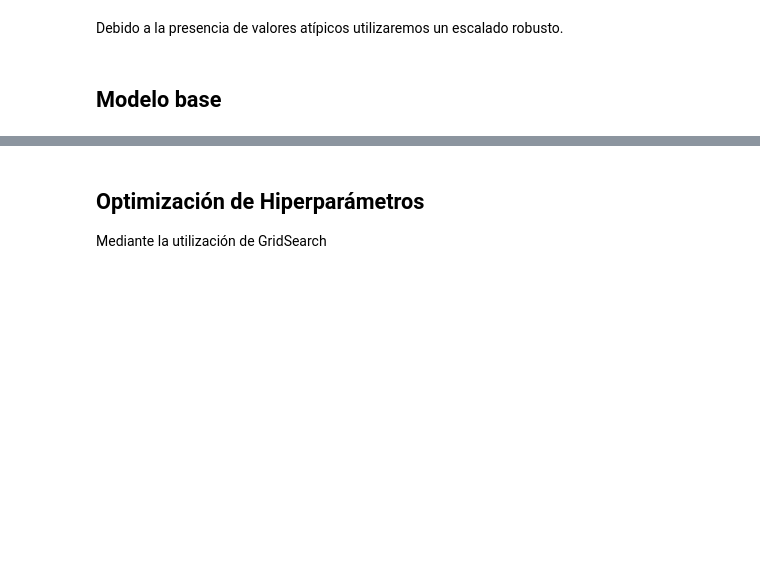
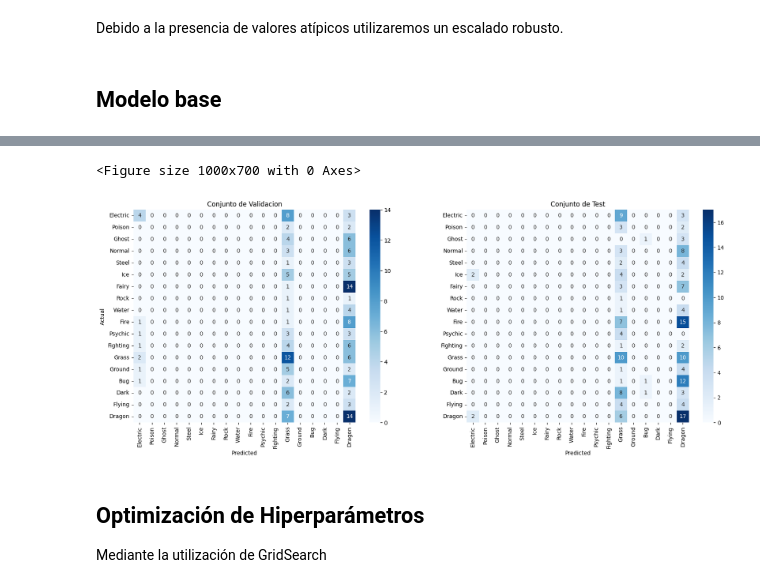
Before and after one commit to franciscoryb1/MINERIA-TUIA-Gauto-RodriguezYBarros, a Jupyter notebook: tp2.ipynb, the cells around one changed output, grey strips where cells are left out. Drawn from its saved outputs; the diff is of its cells as text; code cells hidden in the pictures; blank space fills up the shorter version.

```diff
--- a/tp2.ipynb
+++ b/tp2.ipynb
@@ -664,3 +701,27 @@ Accuracy Test:  0.1452513966480447
+# %%
+confusionMatrixVal = confusion_matrix(y_val,predictionsVal)
+confusionMatrixTest = confusion_matrix(y_test, predictionsTest)
+# %%
+plt.figure(figsize=(10, 7))
+fig, ax = plt.subplots(1,2,figsize=(20, 7))
+
+sns.heatmap(confusionMatrixVal, annot=True, fmt='d', cmap='Blues', xticklabels=y_test.unique(), yticklabels=y_test.unique(), ax=ax[0])
+ax[0].set_xlabel('Predicted')
+ax[0].set_ylabel('Actual')
+ax[0].set_title("Conjunto de Validacion")
+
+sns.heatmap(confusionMatrixTest, annot=True, fmt='d', cmap='Blues', xticklabels=y_test.unique(), yticklabels=y_test.unique(), ax=ax[1])
+ax[1].set_xlabel('Predicted')
+ax[1].set_title("Conjunto de Test")
+
+
+#plt.xlabel('Predicted')
+#plt.ylabel('Actual')
+#plt.title('Confusion Matrix')
+plt.show()
+# %% [output]
+<Figure size 1000x700 with 0 Axes>
+[figure, added]
 # %% [markdown]
 ## Optimización de Hiperparámetros
 Mediante la utilización de GridSearch
```
Also changed, not shown: parts of 31 cells of this notebook, 1 other file.
